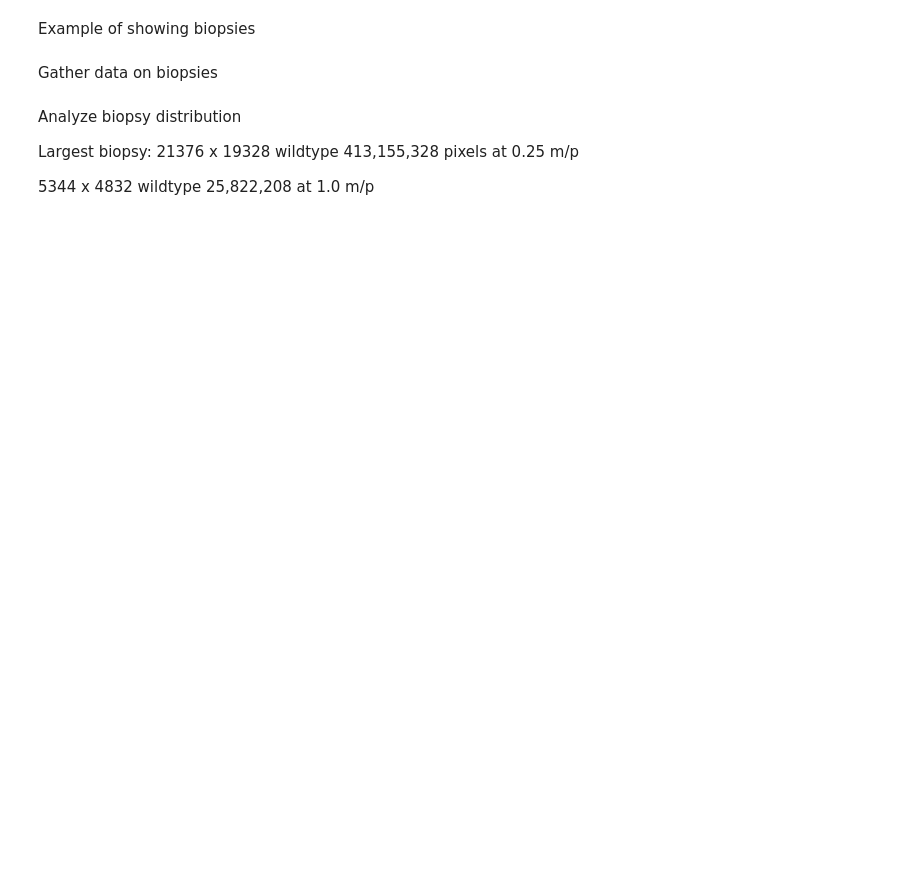
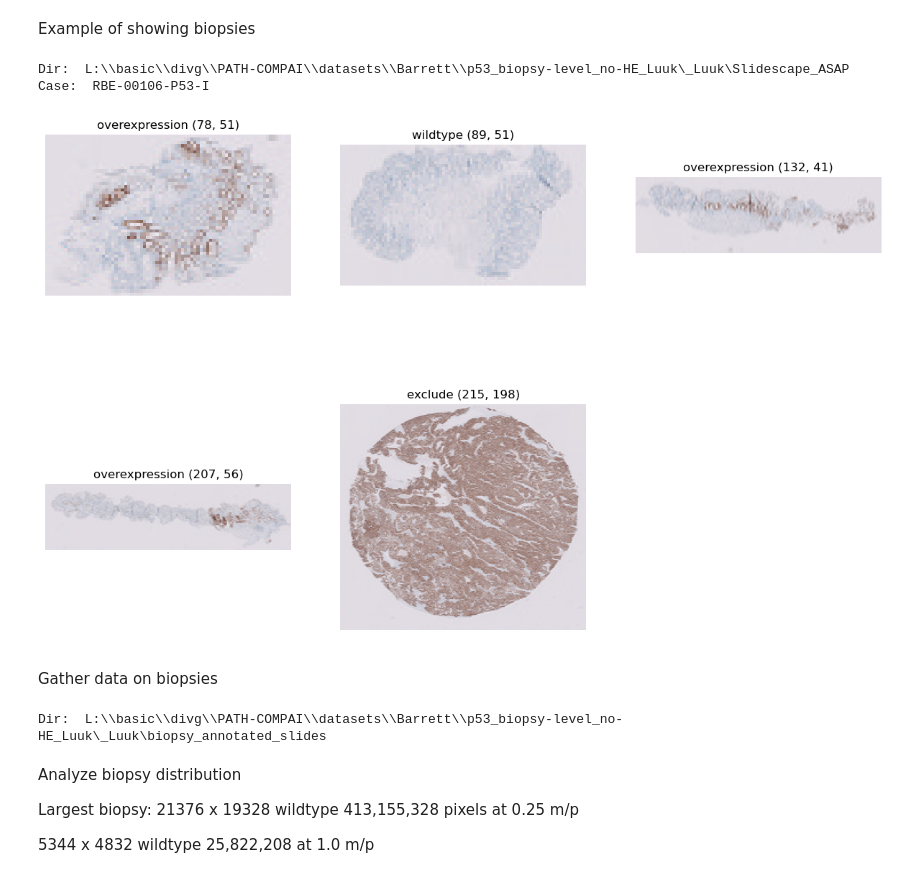
Before and after one commit to ObviouslyLuuk/wsi_manipulation, a Jupyter notebook: analyze_files.ipynb, the cells around one changed output. Saved outputs shown, nothing was run; the diff lists cells and outputs as text; code cells hidden in the pictures; blank space fills up the shorter version.

```diff
--- a/analyze_files.ipynb
+++ b/analyze_files.ipynb
@@ -145,23 +165,27 @@ Example of showing biopsies
 # %%
 spacing = 32.0
 
 d = LANS_BIOP_DIR
-casename = casenames[5]
+casename = casenames[d][5]
 print("Dir: ", d)
 print("Case: ", casename)
-casepaths = cases[casename]
+casepaths = cases[d][casename]
 wsa = WholeSlideAnnotation(casepaths["wsa"])
 
 labels = [a.label.name for a in wsa.annotations] # biopsy labels
 
 outlines = get_outlines(wsa) # biopsy outlines
 areas = [get_area(outline, spacing) for outline in outlines] # biopsy areas
 # Append labels with (width, height) of biopsy
 labels = [f"{label} ({int(area[2])}, {int(area[3])})" for label, area in zip(labels, areas)]
 half_areas_len = int(np.ceil(len(areas)/2))
 areas = [[a for a in areas[:half_areas_len]], [a for a in areas[half_areas_len:]]]
 wsi = WholeSlideImage(casepaths["wsi"]) # whole slide image
 plot_sub_areas(wsi, areas, figsize_factor=5, area_labels=labels, spacing=spacing)
+# %% [output]
+Dir:  L:\\basic\\divg\\PATH-COMPAI\\datasets\\Barrett\\p53_biopsy-level_no-HE_Luuk\_Luuk\Slidescape_ASAP
+Case:  RBE-00106-P53-I
+[figure, added]
 # %% [markdown]
 Gather data on biopsies
 # %%
@@ -175,8 +199,8 @@ if not CREATE_DATASET:
 
     d = LANS_BIOP_DIR
     print("Dir: ", d)
-    for casename in tqdm(casenames):
-        casepaths = cases[casename]
+    for casename in tqdm(casenames[d]):
+        casepaths = cases[d][casename]
         wsa = WholeSlideAnnotation(casepaths["wsa"])
 
         labels = [a.label.name for a in wsa.annotations] # biopsy labels
@@ -188,12 +212,14 @@ if not CREATE_DATASET:
             area = get_area(outline, spacing)
 
             biopsies[f"{casename}_b{b}"] = {
-                "dir": d.split("\\")[-1],
+                # "dir": d.split("\\")[-1],
                 "casename": casename,
                 "height": int(area[2]),
                 "width": int(area[3]),
                 "label": labels[b],
             }
+# %% [output]
+Dir:  L:\\basic\\divg\\PATH-COMPAI\\datasets\\Barrett\\p53_biopsy-level_no-HE_Luuk\_Luuk\biopsy_annotated_slides
 # %% [markdown]
 Analyze biopsy distribution
 
```
Also changed, not shown: parts of 24 cells of this notebook, 3 other files.
